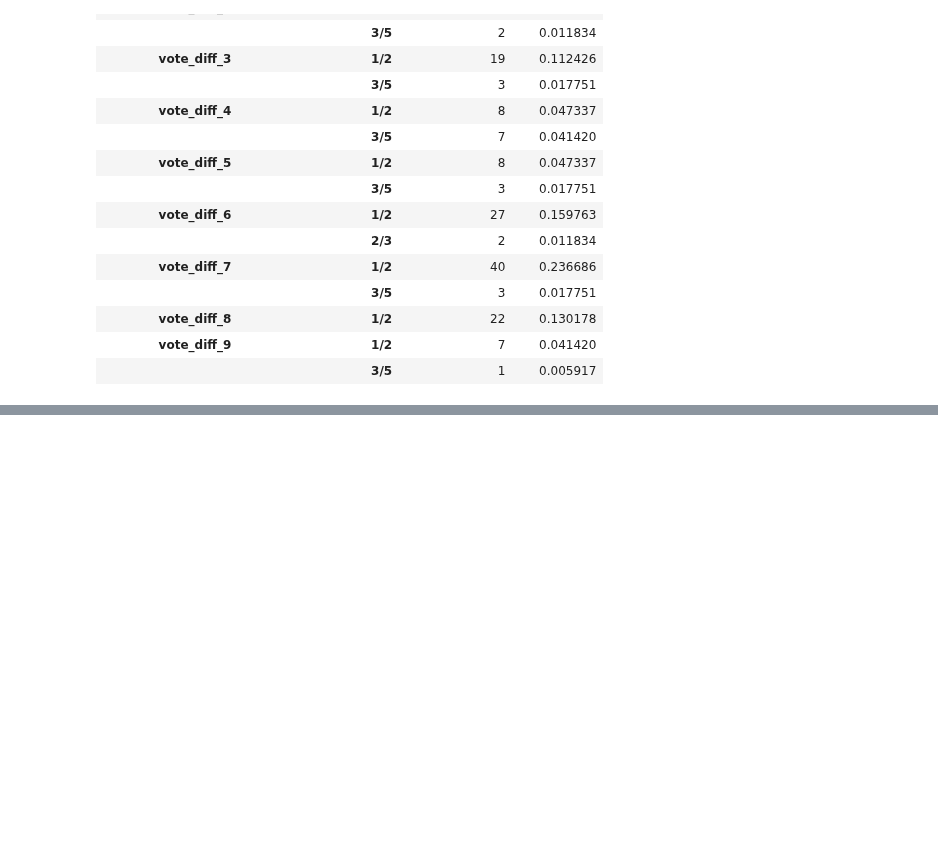
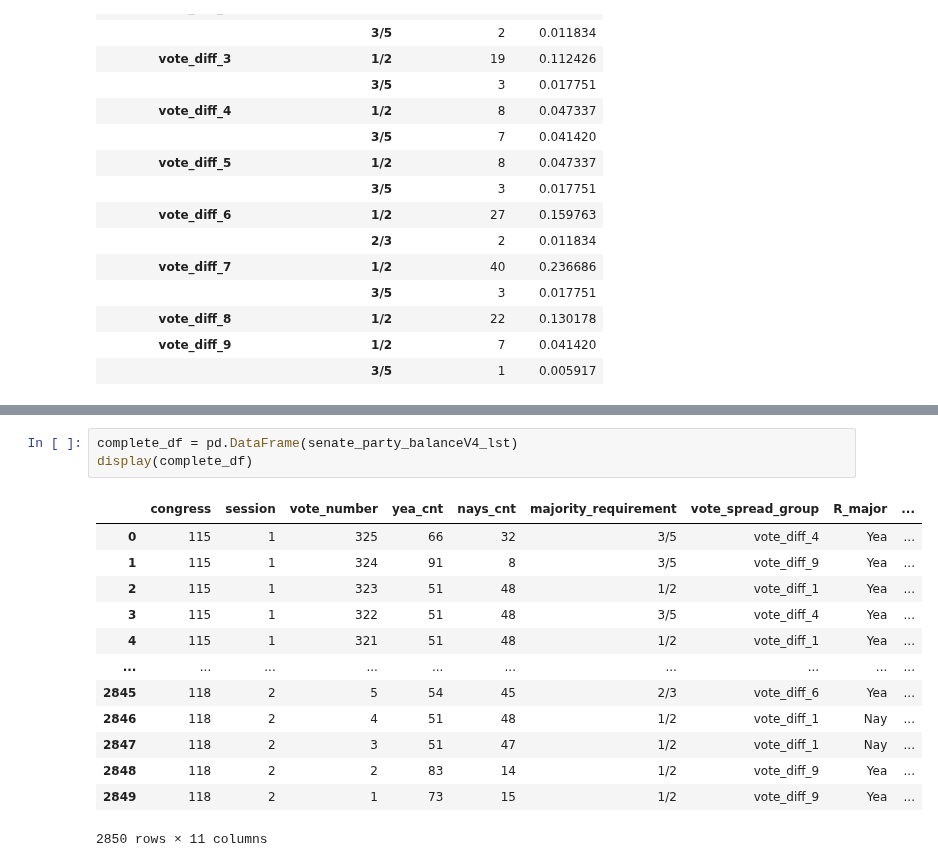
Before and after one commit to sledhead/simple_python, a Jupyter notebook: webpage_scrapv4.ipynb, the cells around one changed output, grey strips where cells are left out. Cells and saved outputs as stored; diff of their text form; blank space fills up the shorter version.

```diff
--- a/webpage_scrapv4.ipynb
+++ b/webpage_scrapv4.ipynb
@@ -688,0 +688,17 @@ What percentage of the time did Tester vote against the Democrat majority:  0.05
+# %%
+complete_df = pd.DataFrame(senate_party_balanceV4_lst)
+display(complete_df)
+# %% [output]
+|  | congress | session | vote_number | yea_cnt | nays_cnt | majority_requirement | vote_spread_group | R_major | ... |
+| 0 | 115 | 1 | 325 | 66 | 32 | 3/5 | vote_diff_4 | Yea | ... |
+| 1 | 115 | 1 | 324 | 91 | 8 | 3/5 | vote_diff_9 | Yea | ... |
+| 2 | 115 | 1 | 323 | 51 | 48 | 1/2 | vote_diff_1 | Yea | ... |
+| 3 | 115 | 1 | 322 | 51 | 48 | 3/5 | vote_diff_4 | Yea | ... |
+| 4 | 115 | 1 | 321 | 51 | 48 | 1/2 | vote_diff_1 | Yea | ... |
+| ... | ... | ... | ... | ... | ... | ... | ... | ... | ... |
+| 2845 | 118 | 2 | 5 | 54 | 45 | 2/3 | vote_diff_6 | Yea | ... |
+| 2846 | 118 | 2 | 4 | 51 | 48 | 1/2 | vote_diff_1 | Nay | ... |
+| 2847 | 118 | 2 | 3 | 51 | 47 | 1/2 | vote_diff_1 | Nay | ... |
+| 2848 | 118 | 2 | 2 | 83 | 14 | 1/2 | vote_diff_9 | Yea | ... |
+| 2849 | 118 | 2 | 1 | 73 | 15 | 1/2 | vote_diff_9 | Yea | ... |
+2850 rows × 11 columns
```
Also changed, not shown: parts of 16 cells of this notebook.
